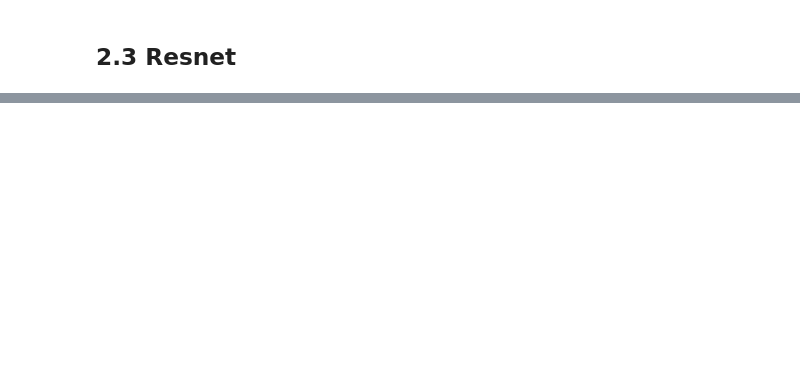
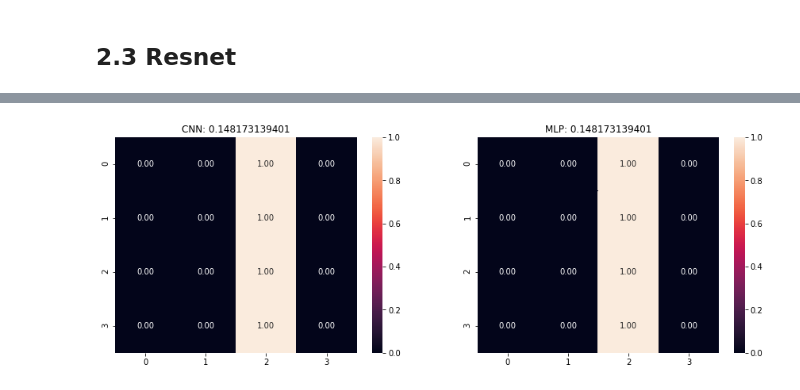
Before and after one commit to michaelcwatts123/JLab, a Jupyter notebook: Lab6/Lab6.ipynb, the cells around one changed output, grey strips where cells are left out. Drawn from its saved outputs; the diff is of its cells as text; code cells hidden in the pictures; blank space fills up the shorter version.

Commit message:
resnet

```diff
--- a/Lab6/Lab6.ipynb
+++ b/Lab6/Lab6.ipynb
@@ -291,0 +434,4 @@ X_train_resize_color.shape
+# %%
+resnet.compile(loss='categorical_crossentropy', # 'categorical_crossentropy' 'mean_squared_error'
+                optimizer='adam', # 'adadelta' 'rmsprop'
+                metrics=[ 'accuracy'])
@@ -291,0 +487,28 @@ X_train_resize_color.shape
+# %%
+resnet = load_model('large_data/resnet_cnn.h5')
+# %%
+def compare_mlp_cnn2(cnn, mlp, X_test, X_test_resnet, y_test): #new one since input for this is different than other CNN
+    plt.figure(figsize=(15,5))
+    if cnn is not None:
+        yhat_cnn = np.argmax(cnn.predict(X_test_resnet), axis=1)
+        f_cnn = mt.f1_score(y_test,yhat_cnn, average= 'weighted')
+        plt.subplot(1,2,1)
+        cm = mt.confusion_matrix(y_test,yhat_cnn)
+        cm = cm/np.sum(cm,axis=1)[:,np.newaxis]
+        sns.heatmap(cm, annot=True, fmt='.2f')
+        plt.title('CNN: '+str(f_cnn))
+
+    if mlp is not None:
+        yhat_mlp = np.argmax(mlp.predict(X_test), axis=1)
+        f_mlp = mt.f1_score(y_test,yhat_mlp, average= 'weighted')
+        plt.subplot(1,2,2)
+        cm = mt.confusion_matrix(y_test,yhat_mlp)
+        cm = cm/np.sum(cm,axis=1)[:,np.newaxis]
+        sns.heatmap(cm,annot=True, fmt='.2f')
+        plt.title('MLP: '+str(f_mlp))
+# %%
+X_test_resize_resnet = [imresize(x,size=(33,50), interp='nearest') for x in X_test]
+
+compare_mlp_cnn2(resnet,mlp, np.array(X_test_resize), np.array(X_test_resize_resnet),y_test)
+# %% [output]
+[figure, added]
```
Also changed, not shown: parts of 22 cells of this notebook, 3 other files.
